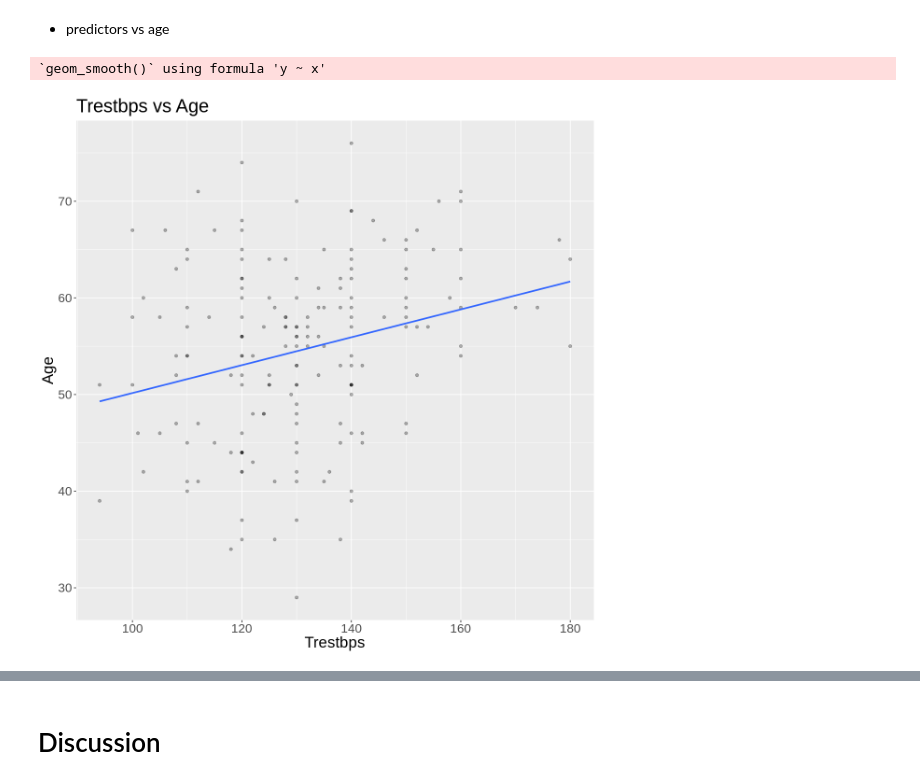
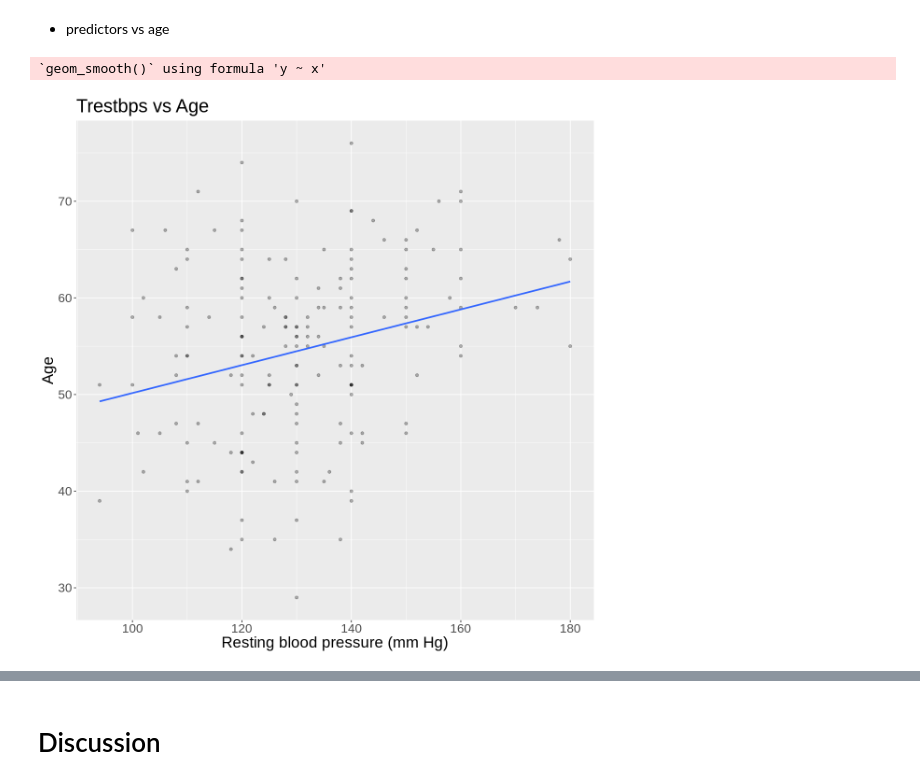
Before and after one commit to klydestad/group_153_project, a Jupyter notebook: group.153.project.report.ipynb, the cells around one changed output, grey strips where cells are left out. Saved outputs shown, nothing was run; the diff lists cells and outputs as text; code cells hidden in the pictures.

```diff
--- a/group.153.project.report.ipynb
+++ b/group.153.project.report.ipynb
@@ -350,15 +350,15 @@ Overall, the residuals seem to be randomly and evenly distributed enough to sugg
 # %%
 trestbps_age_plot <- ggplot(heart_training, aes(x = trestbps, y = age)) +
                   geom_point(alpha = 0.3) +
-                  xlab("Trestbps") +
+                  xlab("Resting blood pressure (mm Hg)") +
                   ylab("Age") +
                   ggtitle("Trestbps vs Age") +
                   geom_smooth(method = "lm", se = FALSE) +
                   theme(text = element_text(size = 20))
 trestbps_age_plot
 # %% [output]
 `geom_smooth()` using formula 'y ~ x'
-[figure, old version]
+[figure, new version]
 # %%
 thalach_age_plot <- ggplot(heart_training, aes(x = thalach, y = age)) +
                   geom_point(alpha = 0.3) +
```
Also changed, not shown: parts of 4 cells of this notebook.
